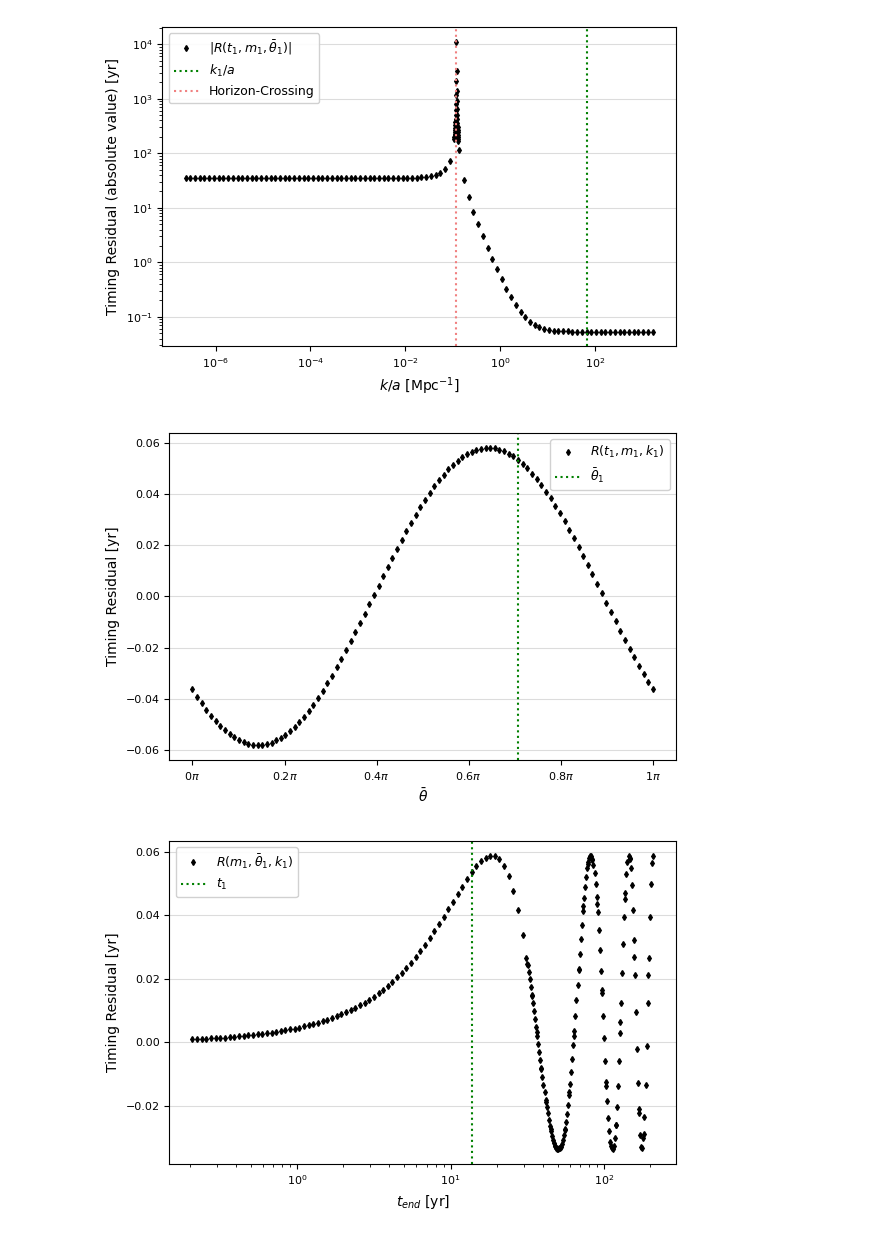
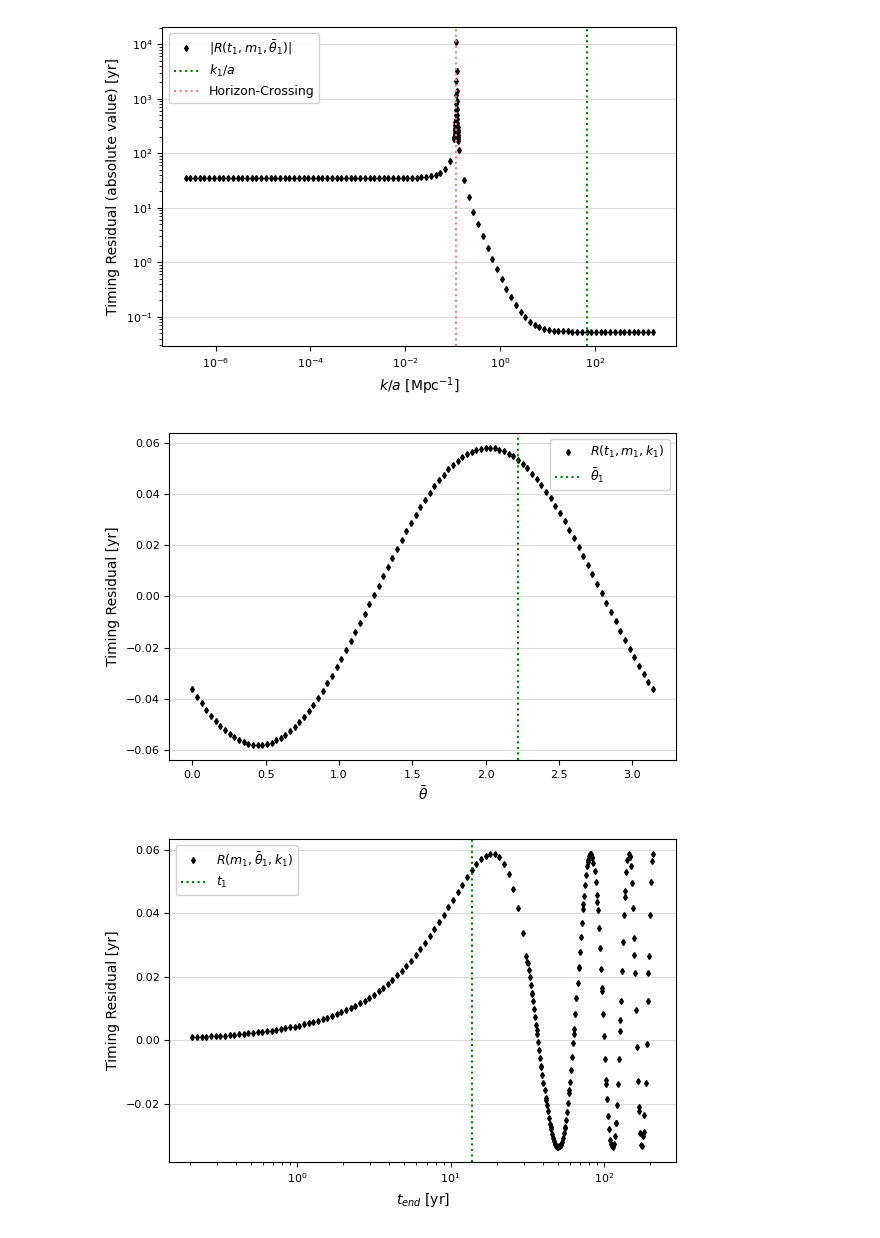
Before and after one commit to lucalaett/master-thesis-code, a Jupyter notebook: estimate_on_timingresidual.ipynb, the cells around one changed output. Cells and saved outputs as stored; diff of their text form; code cells hidden in the pictures.

```diff
--- a/estimate_on_timingresidual.ipynb
+++ b/estimate_on_timingresidual.ipynb
@@ -99,16 +100,12 @@ plt.show()
 # %%
 #plot_theta_dependence
 fig, ax = plt.subplots(figsize=(6, 4))
 plot_residual(ax, theta, res[2], label=r'$R (t_1, m_1, k_1)$', refline=theta[thetaref], reflinelabel=r'$\bar\theta_1$',
               xlabel=r'$\bar\theta$', ylabel=r'Timing Residual [yr]', save='R_theta_dependence.png')
-#ax.axvline(theta[thetaref2], linestyle=':', color='blue', label=r'$\bar\theta_2$')
 ax.legend(fontsize=9, framealpha=0.9)
-ax.yaxis.get_offset_text().set_fontsize(8)
-ax.xaxis.set_major_locator(MultipleLocator(np.pi/5))
-ax.xaxis.set_major_formatter(FuncFormatter(lambda x, pos: f"{x/np.pi:.2g}$\\pi$"))
 plt.show()
 # %% [output]
-[figure, old version]
+[figure, new version]
 # %%
 #plot_tend_dependence
 fig, ax = plt.subplots(figsize=(6, 4))
```
Also changed, not shown: parts of 3 cells of this notebook.
